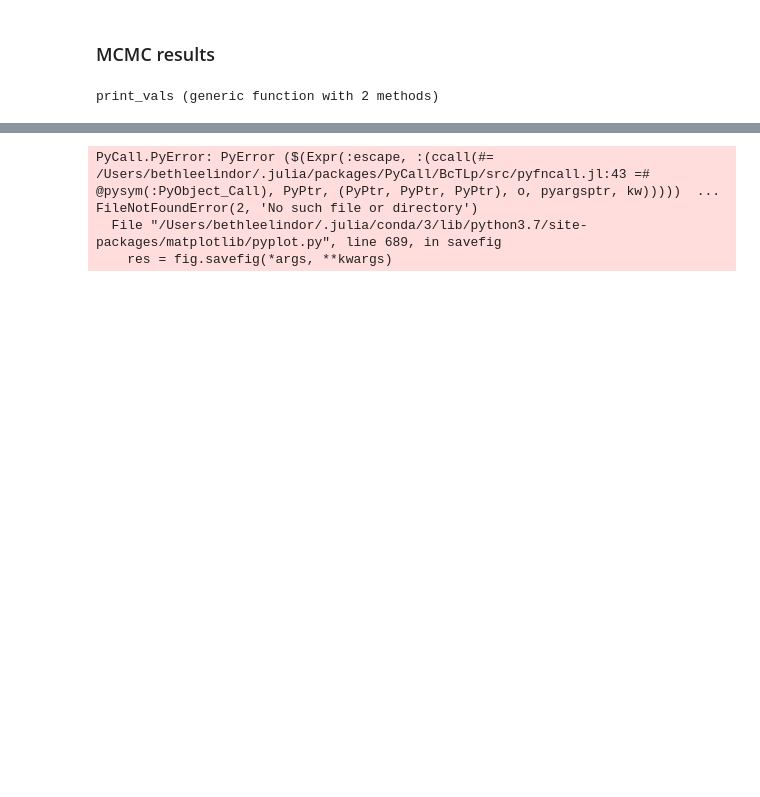
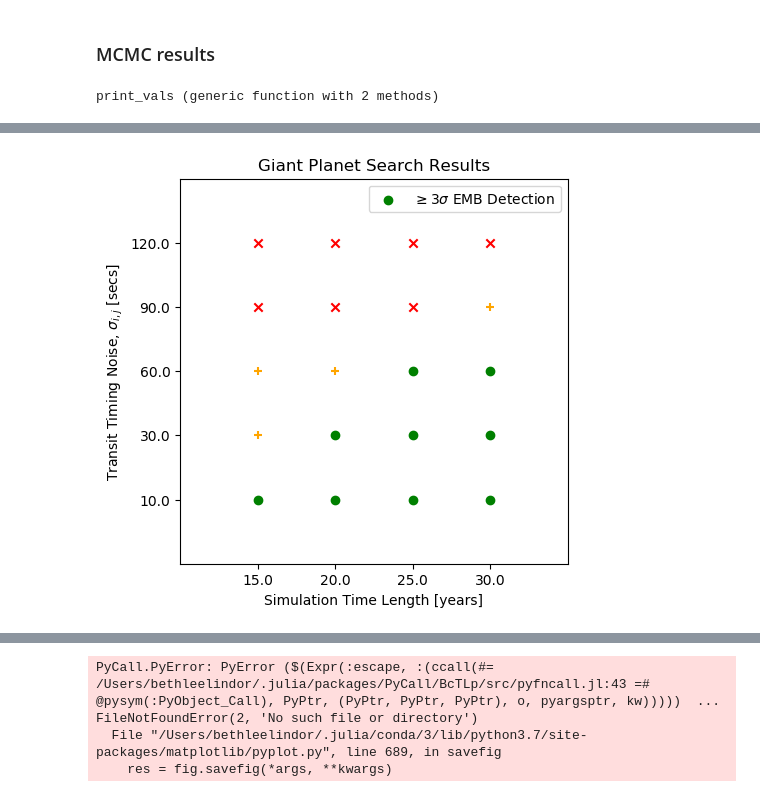
Before and after one commit to bmlindor/ttv_ss, a Jupyter notebook: runs.ipynb, the cells around one changed output, grey strips where cells are left out. Cells and saved outputs as stored; diff of their text form; code cells hidden in the pictures; blank space fills up the shorter version.

```diff
--- a/runs.ipynb
+++ b/runs.ipynb
@@ -394,0 +381,38 @@ PyObject Text(0.5, 24.0, 'days')
+# %%
+figure(figsize=(5,5)) #planet 3 detections
+title("Giant Planet Search Results")
+ax1=gca()
+ax1.scatter(1,1,marker="o",color="green",label=L"$\geq3\sigma$ EMB Detection")
+# ax1.scatter(1+0.1,1,marker="o",color="green")
+ax1.scatter(2,1,marker="o",color="green")
+ax1.scatter(3,1,marker="o",color="green")
+ax1.scatter(4,1,marker="o",color="green")
+ax1.scatter(1,2,marker="+",color="orange")#,label=L"$< 3\sigma$ Detection")
+ax1.scatter(2,2,marker="o",color="green")
+ax1.scatter(3,2,marker="o",color="green")
+ax1.scatter(4,2,marker="o",color="green")
+ax1.scatter(1,3,marker="+",color="orange")
+ax1.scatter(2,3,marker="+",color="orange")
+ax1.scatter(3,3,marker="o",color="green")
+ax1.scatter(4,3,marker="o",color="green")
+ax1.scatter(1,4,marker="x",color="red")#label="No detection/ not enough steps"
+ax1.scatter(2,4,marker="x",color="red")
+ax1.scatter(3,4,marker="x",color="red")
+ax1.scatter(4,4,marker="+",color="orange")
+ax1.scatter(1,5,marker="x",color="red")
+ax1.scatter(2,5,marker="x",color="red")
+ax1.scatter(3,5,marker="x",color="red")
+ax1.scatter(4,5,marker="x",color="red")
+# ax1.scatter(1.25,5,marker="+",label="Additional",color="red")
+ax1.set_xticks([1,2,3,4])
+ax1.set_xticklabels(["15.0","20.0","25.0","30.0"])
+ax1.set_xlabel("Simulation Time Length [years]")
+ax1.set_yticks([1,2,3,4,5])
+ax1.set_yticklabels(["10.0","30.0","60.0","90.0","120.0"])
+ax1.set_ylabel(L"Transit Timing Noise, $σ_{i,j}$ [secs]")
+ax1.set_ylim(0,6)
+ax1.set_xlim(0,5)
+ax1.legend()#handles=["D","N"],labels=["Detection"])
+show()
+# %% [output]
+[figure, added]
```
Also changed, not shown: parts of 12 cells of this notebook, 8 other files.
